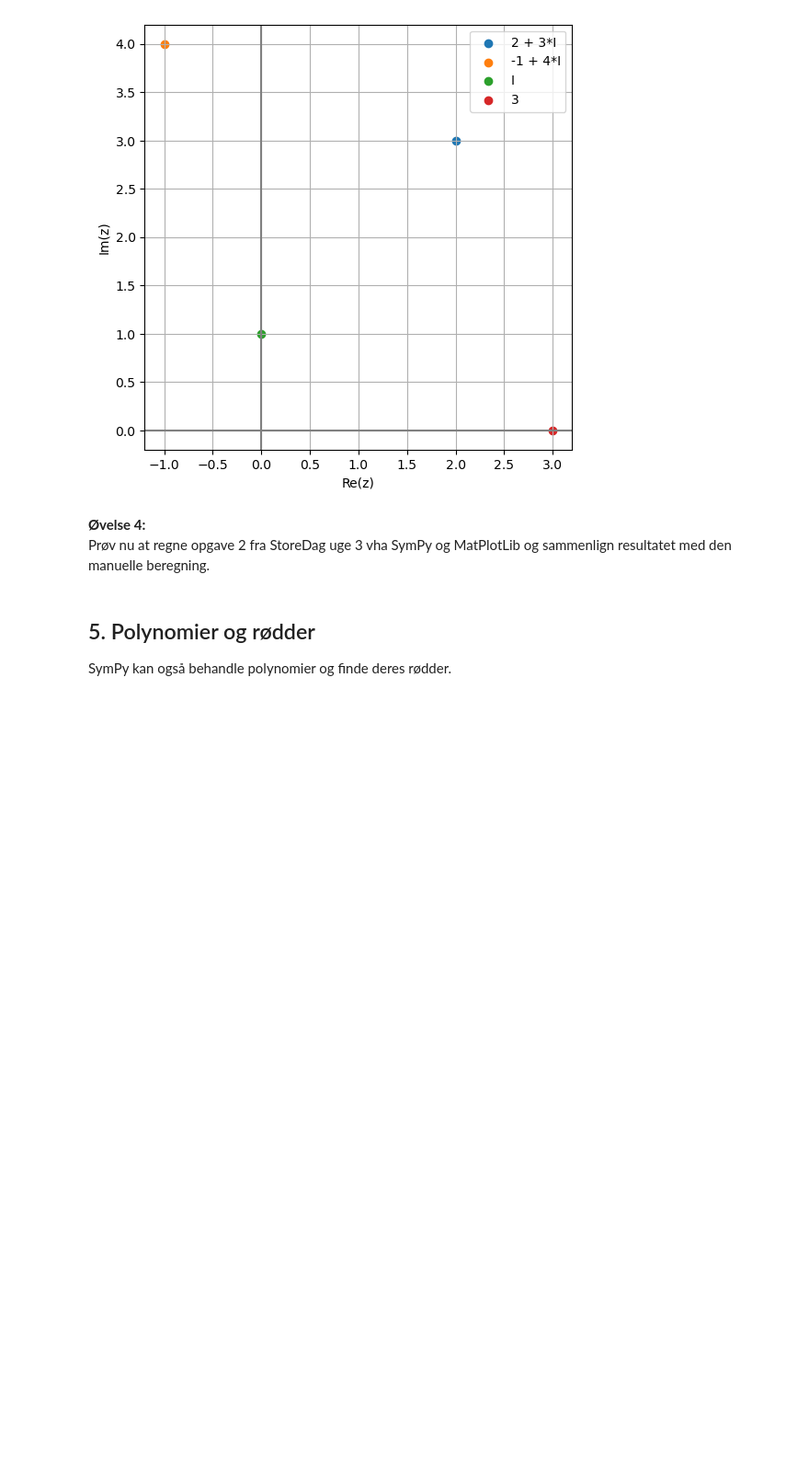
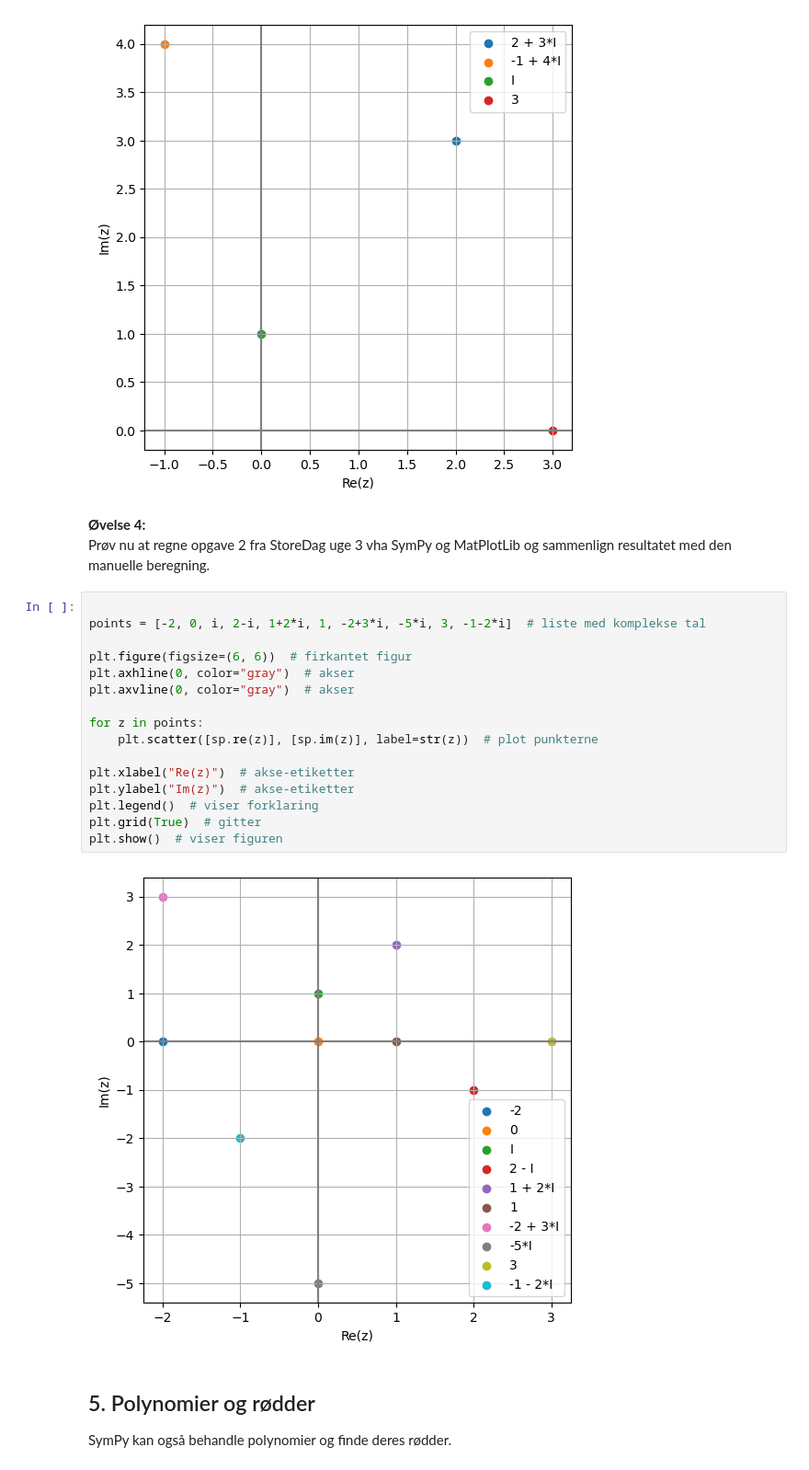
Before and after one commit to Pootiszz/PythonMat1a, a Jupyter notebook: Uge6SDE25upload.ipynb, the cells around one changed output. Shown: that part at 92% size. Drawn from its saved outputs; the diff is of its cells as text; blank space fills up the shorter version.

```diff
--- a/Uge6SDE25upload.ipynb
+++ b/Uge6SDE25upload.ipynb
@@ -113,6 +219,24 @@ plt.show()  # viser figuren
 
 **Øvelse 4:**
 Prøv nu at regne opgave 2 fra StoreDag uge 3 vha SymPy og MatPlotLib og sammenlign resultatet med den manuelle beregning.
+# %%
+
+points = [-2, 0, i, 2-i, 1+2*i, 1, -2+3*i, -5*i, 3, -1-2*i]  # liste med komplekse tal
+
+plt.figure(figsize=(6, 6))  # firkantet figur
+plt.axhline(0, color="gray")  # akser
+plt.axvline(0, color="gray")  # akser
+
+for z in points:
+    plt.scatter([sp.re(z)], [sp.im(z)], label=str(z))  # plot punkterne
+
+plt.xlabel("Re(z)")  # akse-etiketter
+plt.ylabel("Im(z)")  # akse-etiketter
+plt.legend()  # viser forklaring
+plt.grid(True)  # gitter
+plt.show()  # viser figuren
+# %% [output]
+[figure, added]
 # %% [markdown]
 
 ## 5. Polynomier og rødder
```
Also changed, not shown: parts of 6 cells of this notebook.
